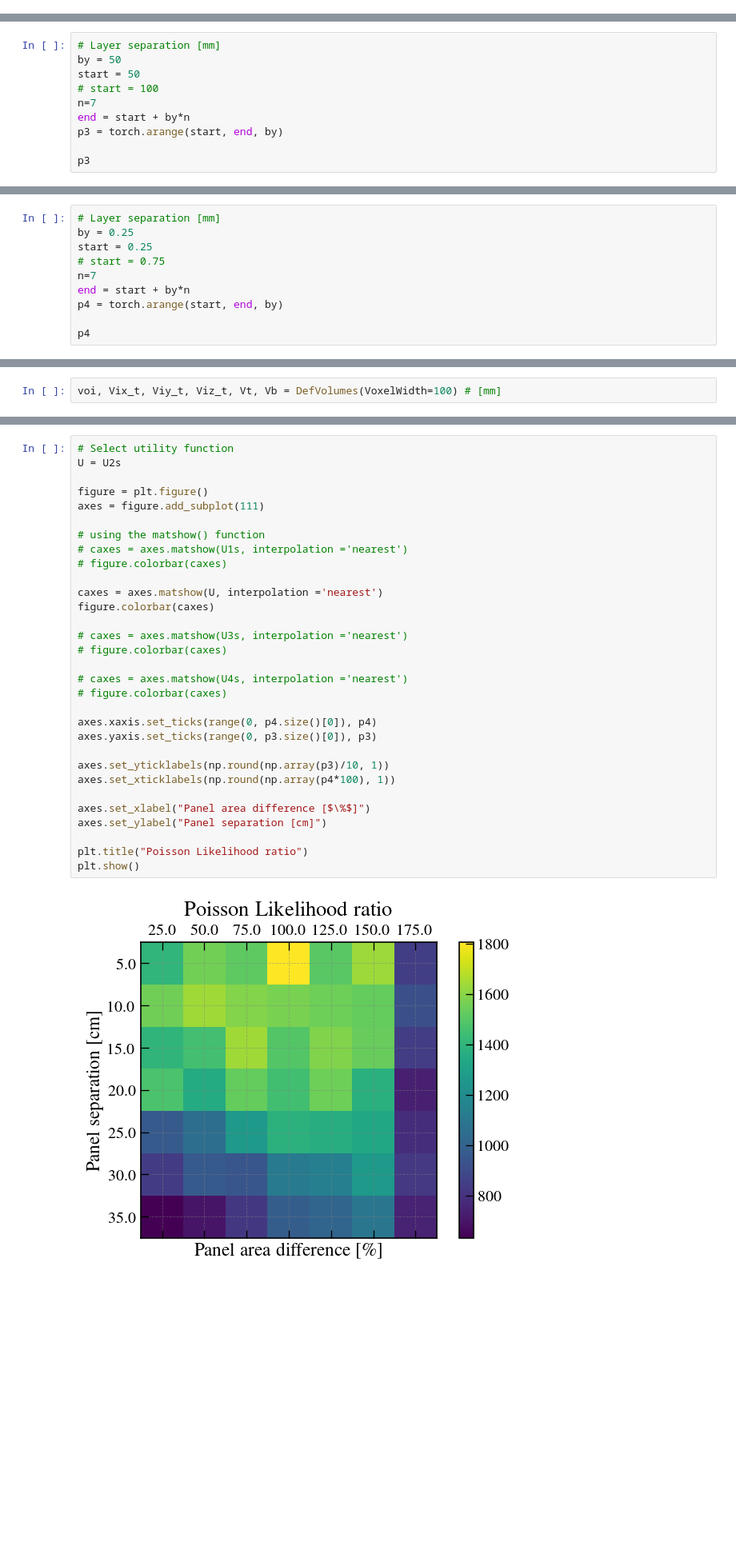
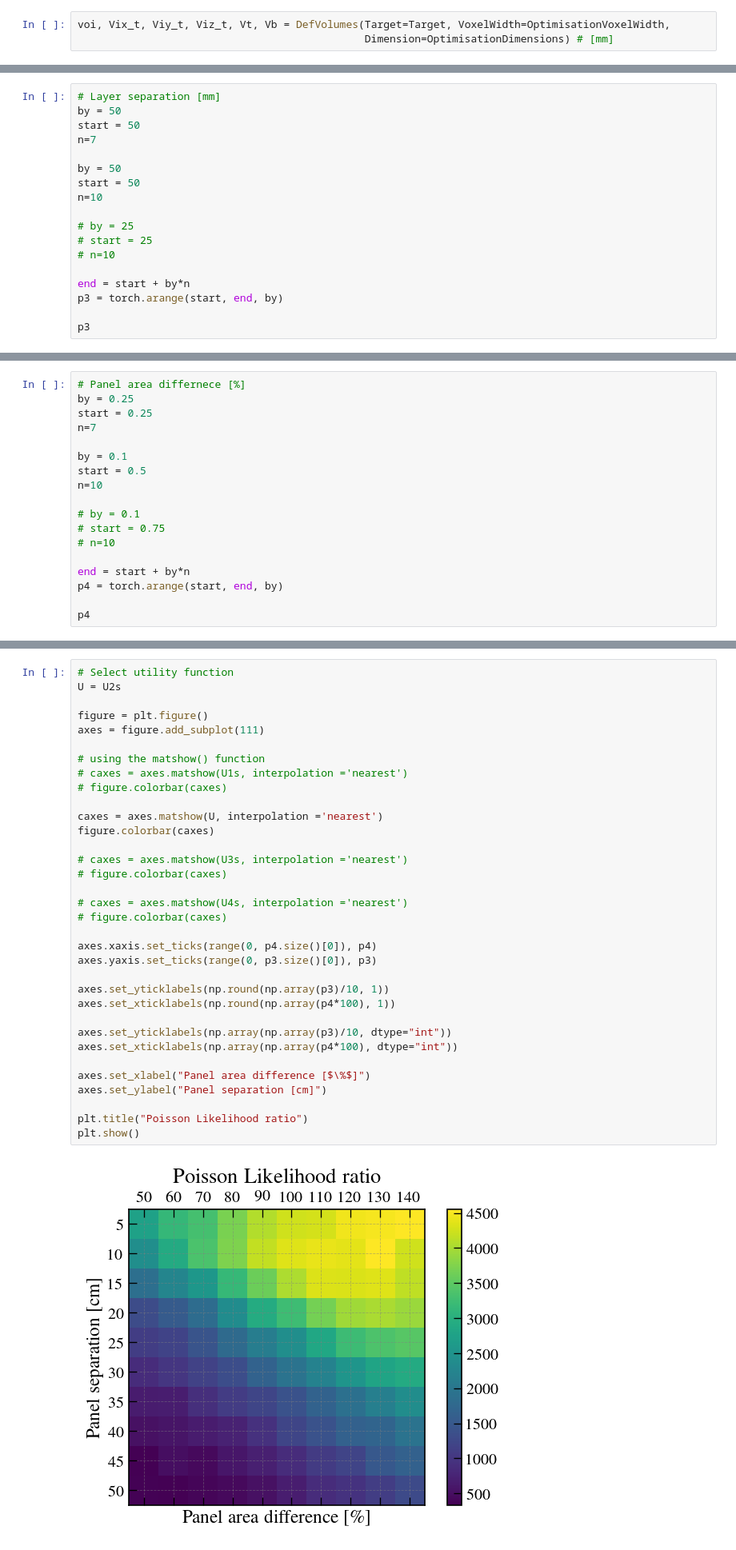
Before and after one commit to MaximeLagrange/muograph, a Jupyter notebook: Analysis.ipynb, the cells around one changed output, grey strips where cells are left out. Shown at 80% size. Saved outputs shown, nothing was run; the diff lists cells and outputs as text; blank space fills up the shorter version.

Commit message:
Extracting results: testing different targets

```diff
--- a/Analysis.ipynb
+++ b/Analysis.ipynb
@@ -1760,2 +1910,5 @@ tensor([189.1933, 186.4003, 187.7141,  ..., 187.0522, 187.8634, 188.5006])
 # %% [markdown]
 ##### Utility
+# %%
+voi, Vix_t, Viy_t, Viz_t, Vt, Vb = DefVolumes(Target=Target, VoxelWidth=OptimisationVoxelWidth,
+                                              Dimension=OptimisationDimensions) # [mm]
@@ -1821,8 +1984,16 @@ Layer separation (1), size ratio of the panels (2), separation of the panels fro
 # Layer separation [mm]
 by = 50
 start = 50
-# start = 100
 n=7
+
+by = 50
+start = 50
+n=10
+
+# by = 25
+# start = 25
+# n=10
+
 end = start + by*n
 p3 = torch.arange(start, end, by)
 
@@ -1832,9 +2003,17 @@ tensor([ 50, 100, 150, 200, 250, 300, 350])
 # %%
-# Layer separation [mm]
+# Panel area differnece [%]
 by = 0.25
 start = 0.25
+n=7
+
+by = 0.1
+start = 0.5
+n=10
+
+# by = 0.1
 # start = 0.75
-n=7
+# n=10
+
 end = start + by*n
 p4 = torch.arange(start, end, by)
 
@@ -1844,2 +2023,0 @@ tensor([0.2500, 0.5000, 0.7500, 1.0000, 1.2500, 1.5000, 1.7500])
-# %%
-voi, Vix_t, Viy_t, Viz_t, Vt, Vb = DefVolumes(VoxelWidth=100) # [mm]
@@ -2158,31 +2332,34 @@ An error occurred: "Column 'E' not found in the DataFrame. Muon energy set to 0.
 U = U2s
 
 figure = plt.figure()
 axes = figure.add_subplot(111)
 
 # using the matshow() function
 # caxes = axes.matshow(U1s, interpolation ='nearest')
 # figure.colorbar(caxes)
 
 caxes = axes.matshow(U, interpolation ='nearest')
 figure.colorbar(caxes)
 
 # caxes = axes.matshow(U3s, interpolation ='nearest')
 # figure.colorbar(caxes)
 
 # caxes = axes.matshow(U4s, interpolation ='nearest')
 # figure.colorbar(caxes)
 
 axes.xaxis.set_ticks(range(0, p4.size()[0]), p4)
 axes.yaxis.set_ticks(range(0, p3.size()[0]), p3)
 
 axes.set_yticklabels(np.round(np.array(p3)/10, 1))
 axes.set_xticklabels(np.round(np.array(p4*100), 1))
 
+axes.set_yticklabels(np.array(np.array(p3)/10, dtype="int"))
+axes.set_xticklabels(np.array(np.array(p4*100), dtype="int"))
+
 axes.set_xlabel("Panel area difference [$\%$]")
 axes.set_ylabel("Panel separation [cm]")
 
 plt.title("Poisson Likelihood ratio")
 plt.show()
 # %% [output]
-[figure, old version]
+[figure, new version]
```
Also changed, not shown: parts of 55 cells of this notebook.
